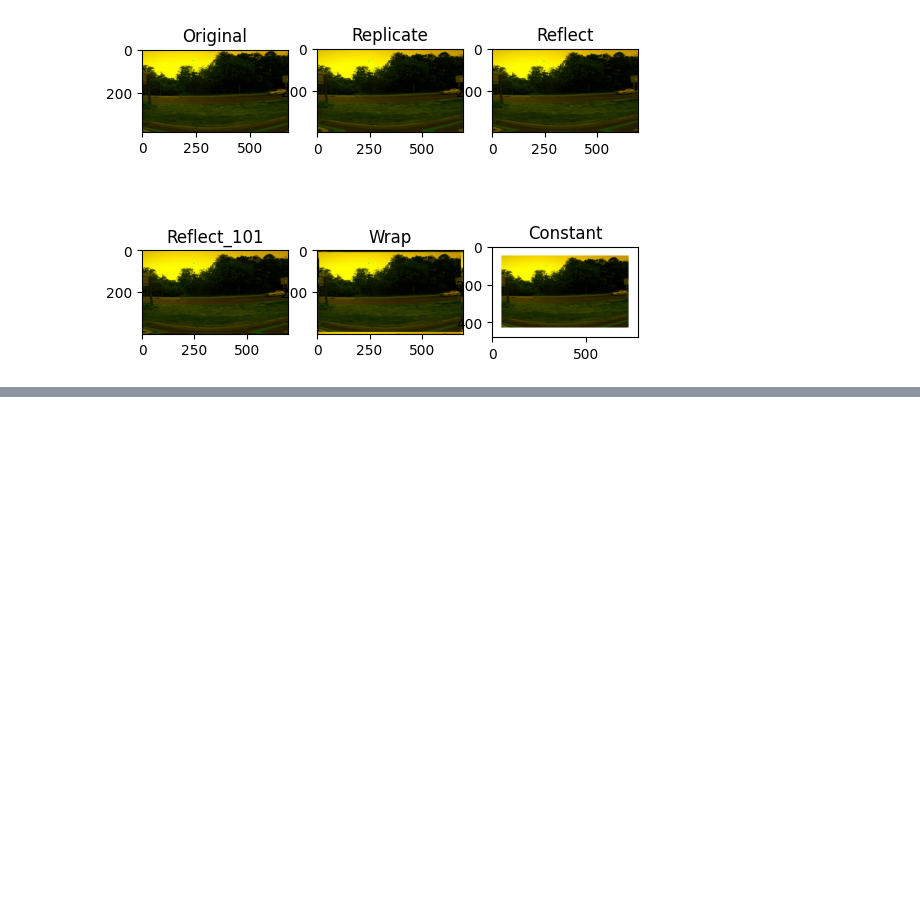
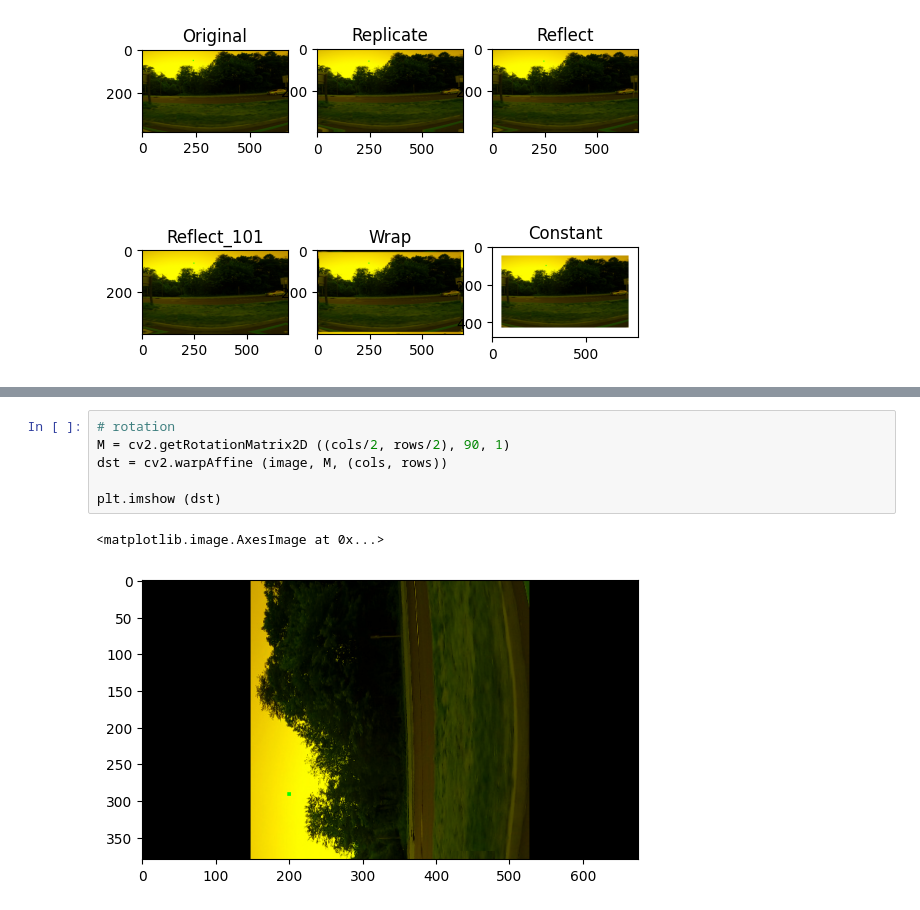
Before and after one commit to AleksandrMorozov123/Computer-vision-with-TensorFlow-Keras-and-OpenCV, a Jupyter notebook: computer-vision-with-opencv.ipynb, the cells around one changed output, grey strips where cells are left out. Saved outputs shown, nothing was run; the diff lists cells and outputs as text; blank space fills up the shorter version.

```diff
--- a/computer-vision-with-opencv.ipynb
+++ b/computer-vision-with-opencv.ipynb
@@ -188,0 +226,9 @@ plt.show ()
+# %%
+# rotation
+M = cv2.getRotationMatrix2D ((cols/2, rows/2), 90, 1)
+dst = cv2.warpAffine (image, M, (cols, rows))
+
+plt.imshow (dst)
+# %% [output]
+<matplotlib.image.AxesImage at 0x...>
+[figure, added]
```
Also changed, not shown: parts of 9 cells of this notebook.
